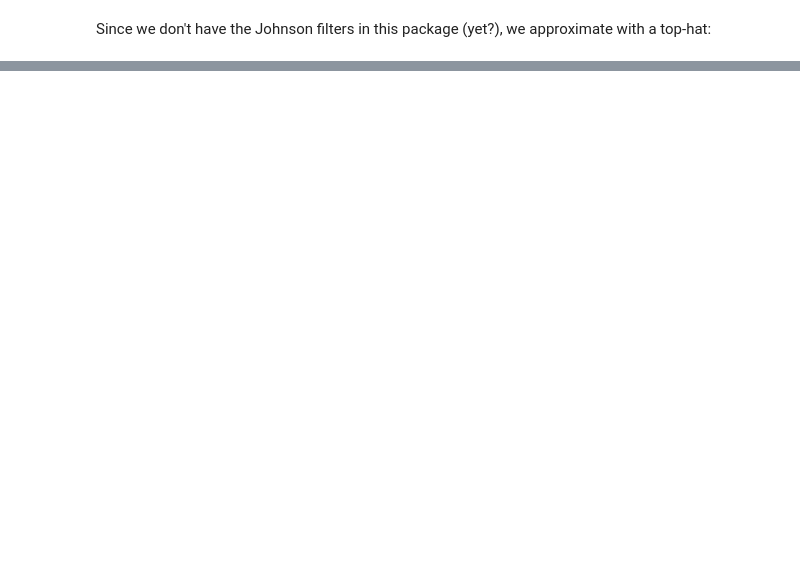
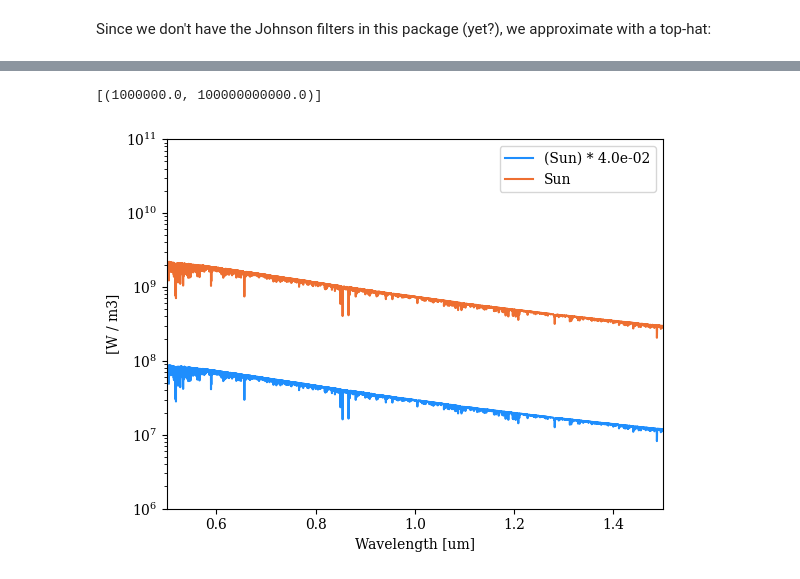
Before and after one commit to joseph-long/doodads, a Jupyter notebook: notebooks/Using the solar system surface brightness spectra.ipynb, the cells around one changed output, grey strips where cells are left out. Saved outputs shown, nothing was run; the diff lists cells and outputs as text; code cells hidden in the pictures; blank space fills up the shorter version.

```diff
--- a/notebooks/Using the solar system surface brightness spectra.ipynb
+++ b/notebooks/Using the solar system surface brightness spectra.ipynb
@@ -69,0 +77,9 @@ This rough approximation is consistent with [Table 4 of Mallama & Hilton](https:
+# %%
+sun_at_jupiter = dd.SUN.multiply(((1 * u.au)/(5 * u.au))**2)
+fig, ax = plt.subplots()
+for spectrum in [sun_at_jupiter, dd.SUN]:
+    spectrum.display(begin=0.5*u.um, end=1.5*u.um, ax=ax)
+ax.set(ylim=(1e6, 1e11))
+# %% [output]
+[(1000000.0, 100000000000.0)]
+[figure, added]
```
Also changed, not shown: parts of 20 cells of this notebook, 18 other files.
